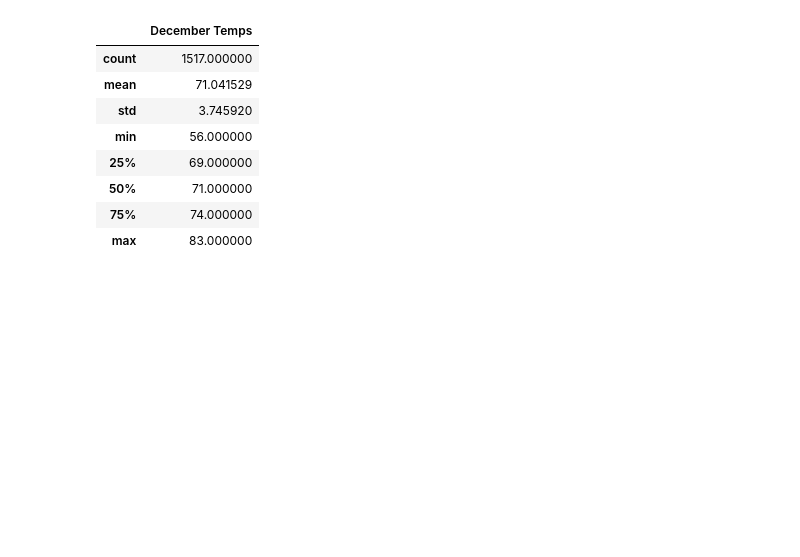
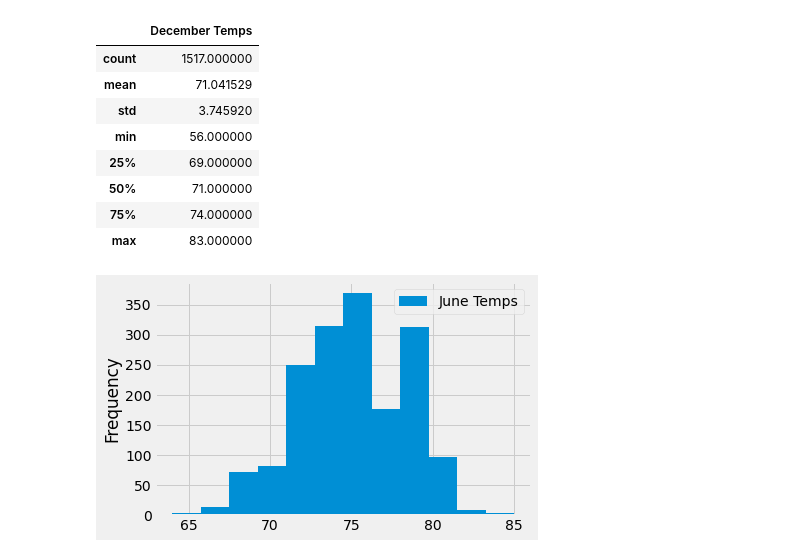
Before and after one commit to Atomic45/surfs_up, a Jupyter notebook: Resources/SurfsUp_Challenge.ipynb, the cells around one changed output. Saved outputs shown, nothing was run; the diff lists cells and outputs as text; code cells hidden in the pictures; blank space fills up the shorter version.

```diff
--- a/Resources/SurfsUp_Challenge.ipynb
+++ b/Resources/SurfsUp_Challenge.ipynb
@@ -88,3 +88,9 @@ dec_df.describe()
 | 50% | 71.000000 |
 | 75% | 74.000000 |
 | max | 83.000000 |
+# %%
+# Additional query #1 (deliverable 3)
+june_df.plot.hist(bins=12)
+plt.savefig("../Resources/June_Histogram.png")
+# %% [output]
+[figure, added]
```
Also changed, not shown: parts of 1 cell of this notebook, 2 other files.
